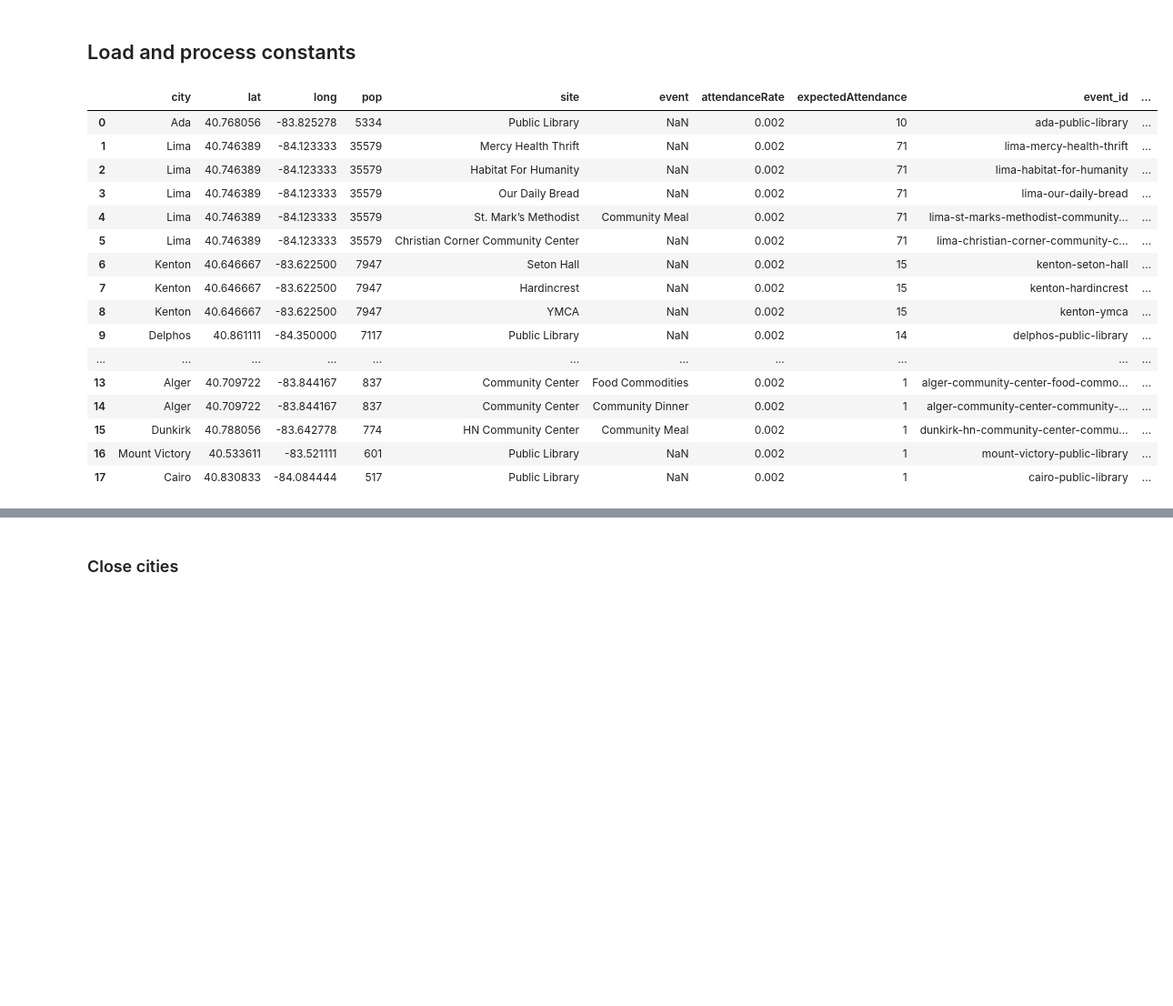
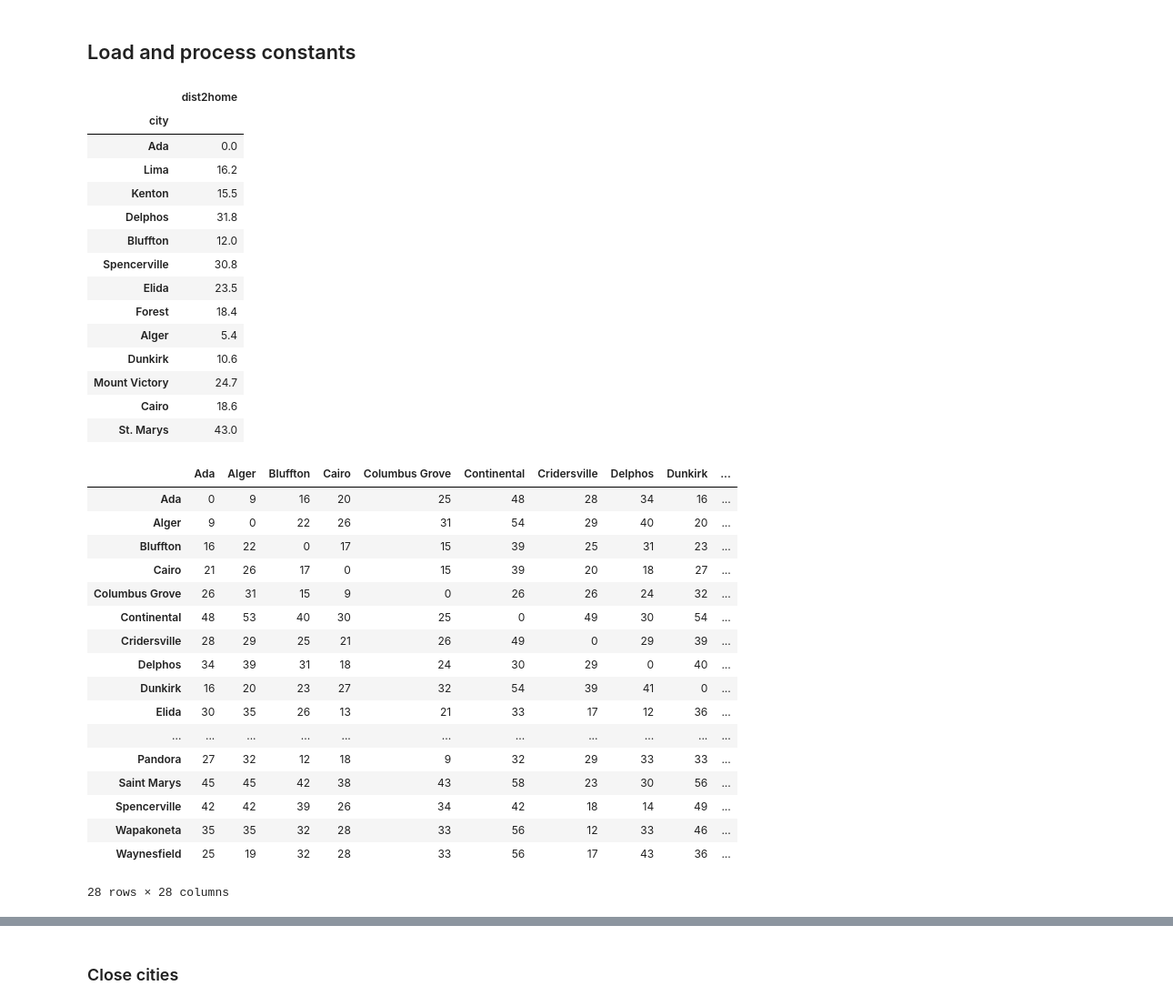
Before and after one commit to Human-Centered-Optimization-Lab/clinicOpt, a Jupyter notebook: locationSelection/locationSelection.ipynb, the cells around one changed output, grey strips where cells are left out. Shown at 91% size. Cells and saved outputs as stored; diff of their text form; code cells hidden in the pictures; blank space fills up the shorter version.

```diff
--- a/locationSelection/locationSelection.ipynb
+++ b/locationSelection/locationSelection.ipynb
@@ -32,48 +32,58 @@ raw_food_desert_threshold = 15
 # %%
 from slugify import slugify
 import pandas as pd
 
 def no_nan(val):
     if pd.isna(val):
         return ""
     else:
         return str(val)
 
 home = "Ada"
-# Read the adjacency matrix
-adjacencies = pd.read_csv("adjacencyMatrix.csv", index_col=0)
-dist2home = adjacencies.loc[:,[home]].rename(columns={home:"dist2home"})
+# Read the adjacency matrix (distance in miles)
+adjDist = pd.read_csv("adjacencyMatrixDist.csv", index_col=0)
+dist2home = adjDist.loc[:,[home]].rename(columns={home:"dist2home"})
 dist2home.index.name = "city"
+display(dist2home)
+
+# Read the adjacency matrix (travel time in minutes)
+adjTTime = pd.read_csv("adjacencyMatrixTravelTime.csv", index_col=0)
+display(adjTTime)
 
 # Read the cities
 cities = pd.read_csv("cities.csv")
-sites = pd.read_csv("sites.csv")
-
-# Create event table
-events = pd.merge(cities,sites,on="city")
-events.loc[:,"expectedAttendance"] = (events.loc[:,"pop"] * events.loc[:,"attendanceRate"]).astype(int)
-
-events.loc[:, "event_id"] = events.apply(lambda row: slugify(f'{row["city"]} {row["site"]} {no_nan(row["event"])}'), axis=1)
-
-# Add the distance to home for each event
-events = pd.merge(events, dist2home, on="city")
-
-events
+events = pd.read_csv("events.csv")
 # %% [output]
-|  | city | lat | long | pop | site | event | attendanceRate | expectedAttendance | event_id | ... |
-| 0 | Ada | 40.768056 | -83.825278 | 5334 | Public Library | NaN | 0.002 | 10 | ada-public-library | ... |
-| 1 | Lima | 40.746389 | -84.123333 | 35579 | Mercy Health Thrift | NaN | 0.002 | 71 | lima-mercy-health-thrift | ... |
-| 2 | Lima | 40.746389 | -84.123333 | 35579 | Habitat For Humanity | NaN | 0.002 | 71 | lima-habitat-for-humanity | ... |
-| 3 | Lima | 40.746389 | -84.123333 | 35579 | Our Daily Bread | NaN | 0.002 | 71 | lima-our-daily-bread | ... |
-| 4 | Lima | 40.746389 | -84.123333 | 35579 | St. Mark’s Methodist | Community Meal | 0.002 | 71 | lima-st-marks-methodist-community... | ... |
-| 5 | Lima | 40.746389 | -84.123333 | 35579 | Christian Corner Community Center | NaN | 0.002 | 71 | lima-christian-corner-community-c... | ... |
-| 6 | Kenton | 40.646667 | -83.622500 | 7947 | Seton Hall | NaN | 0.002 | 15 | kenton-seton-hall | ... |
-| 7 | Kenton | 40.646667 | -83.622500 | 7947 | Hardincrest | NaN | 0.002 | 15 | kenton-hardincrest | ... |
-| 8 | Kenton | 40.646667 | -83.622500 | 7947 | YMCA | NaN | 0.002 | 15 | kenton-ymca | ... |
-| 9 | Delphos | 40.861111 | -84.350000 | 7117 | Public Library | NaN | 0.002 | 14 | delphos-public-library | ... |
-| ... | ... | ... | ... | ... | ... | ... | ... | ... | ... | ... |
-| 13 | Alger | 40.709722 | -83.844167 | 837 | Community Center | Food Commodities | 0.002 | 1 | alger-community-center-food-commo... | ... |
-| 14 | Alger | 40.709722 | -83.844167 | 837 | Community Center | Community Dinner | 0.002 | 1 | alger-community-center-community-... | ... |
-| 15 | Dunkirk | 40.788056 | -83.642778 | 774 | HN Community Center | Community Meal | 0.002 | 1 | dunkirk-hn-community-center-commu... | ... |
-| 16 | Mount Victory | 40.533611 | -83.521111 | 601 | Public Library | NaN | 0.002 | 1 | mount-victory-public-library | ... |
-| 17 | Cairo | 40.830833 | -84.084444 | 517 | Public Library | NaN | 0.002 | 1 | cairo-public-library | ... |
+|  | dist2home |
+| city |  |
+| Ada | 0.0 |
+| Lima | 16.2 |
+| Kenton | 15.5 |
+| Delphos | 31.8 |
+| Bluffton | 12.0 |
+| Spencerville | 30.8 |
+| Elida | 23.5 |
+| Forest | 18.4 |
+| Alger | 5.4 |
+| Dunkirk | 10.6 |
+| Mount Victory | 24.7 |
+| Cairo | 18.6 |
+| St. Marys | 43.0 |
+|  | Ada | Alger | Bluffton | Cairo | Columbus Grove | Continental | Cridersville | Delphos | Dunkirk | ... |
+| Ada | 0 | 9 | 16 | 20 | 25 | 48 | 28 | 34 | 16 | ... |
+| Alger | 9 | 0 | 22 | 26 | 31 | 54 | 29 | 40 | 20 | ... |
+| Bluffton | 16 | 22 | 0 | 17 | 15 | 39 | 25 | 31 | 23 | ... |
+| Cairo | 21 | 26 | 17 | 0 | 15 | 39 | 20 | 18 | 27 | ... |
+| Columbus Grove | 26 | 31 | 15 | 9 | 0 | 26 | 26 | 24 | 32 | ... |
+| Continental | 48 | 53 | 40 | 30 | 25 | 0 | 49 | 30 | 54 | ... |
+| Cridersville | 28 | 29 | 25 | 21 | 26 | 49 | 0 | 29 | 39 | ... |
+| Delphos | 34 | 39 | 31 | 18 | 24 | 30 | 29 | 0 | 40 | ... |
+| Dunkirk | 16 | 20 | 23 | 27 | 32 | 54 | 39 | 41 | 0 | ... |
+| Elida | 30 | 35 | 26 | 13 | 21 | 33 | 17 | 12 | 36 | ... |
+| ... | ... | ... | ... | ... | ... | ... | ... | ... | ... | ... |
+| Pandora | 27 | 32 | 12 | 18 | 9 | 32 | 29 | 33 | 33 | ... |
+| Saint Marys | 45 | 45 | 42 | 38 | 43 | 58 | 23 | 30 | 56 | ... |
+| Spencerville | 42 | 42 | 39 | 26 | 34 | 42 | 18 | 14 | 49 | ... |
+| Wapakoneta | 35 | 35 | 32 | 28 | 33 | 56 | 12 | 33 | 46 | ... |
+| Waynesfield | 25 | 19 | 32 | 28 | 33 | 56 | 17 | 43 | 36 | ... |
+28 rows × 28 columns
```
Also changed, not shown: parts of 14 cells of this notebook, 1 other file.
